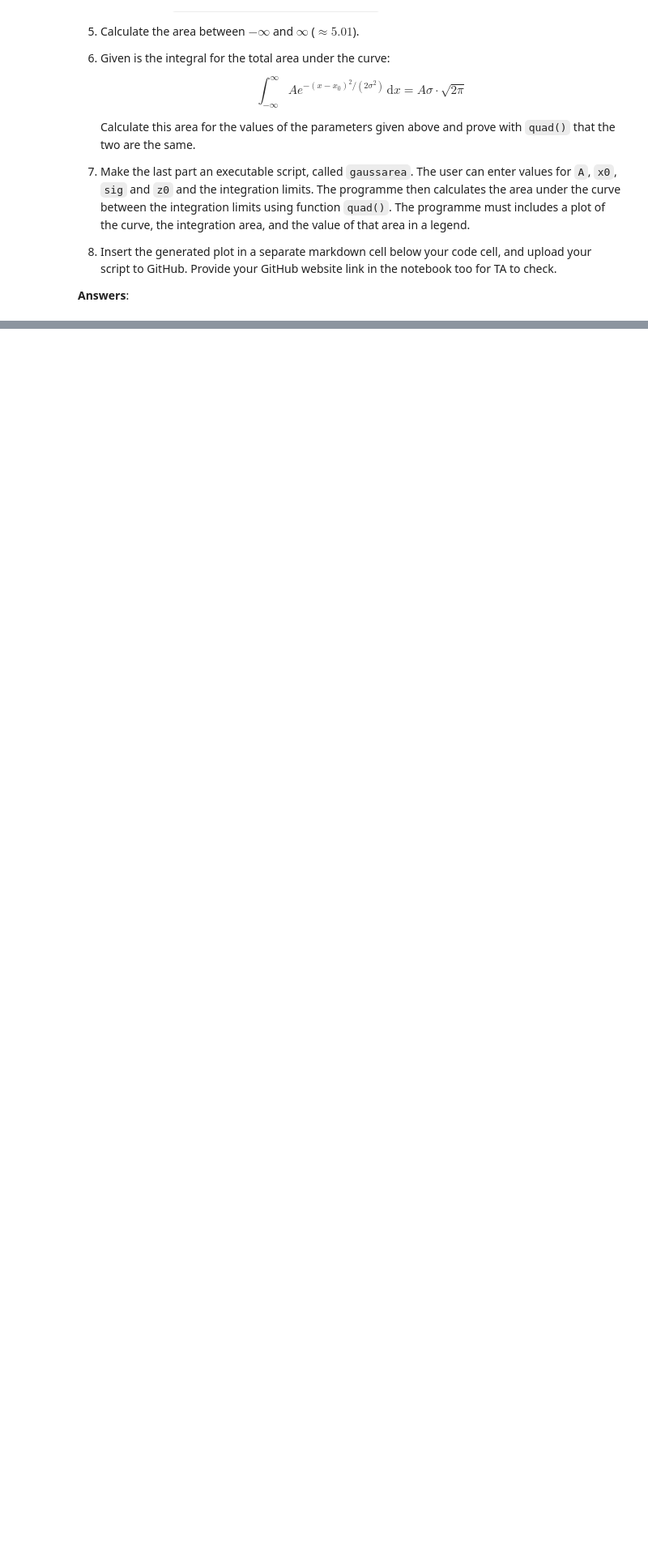
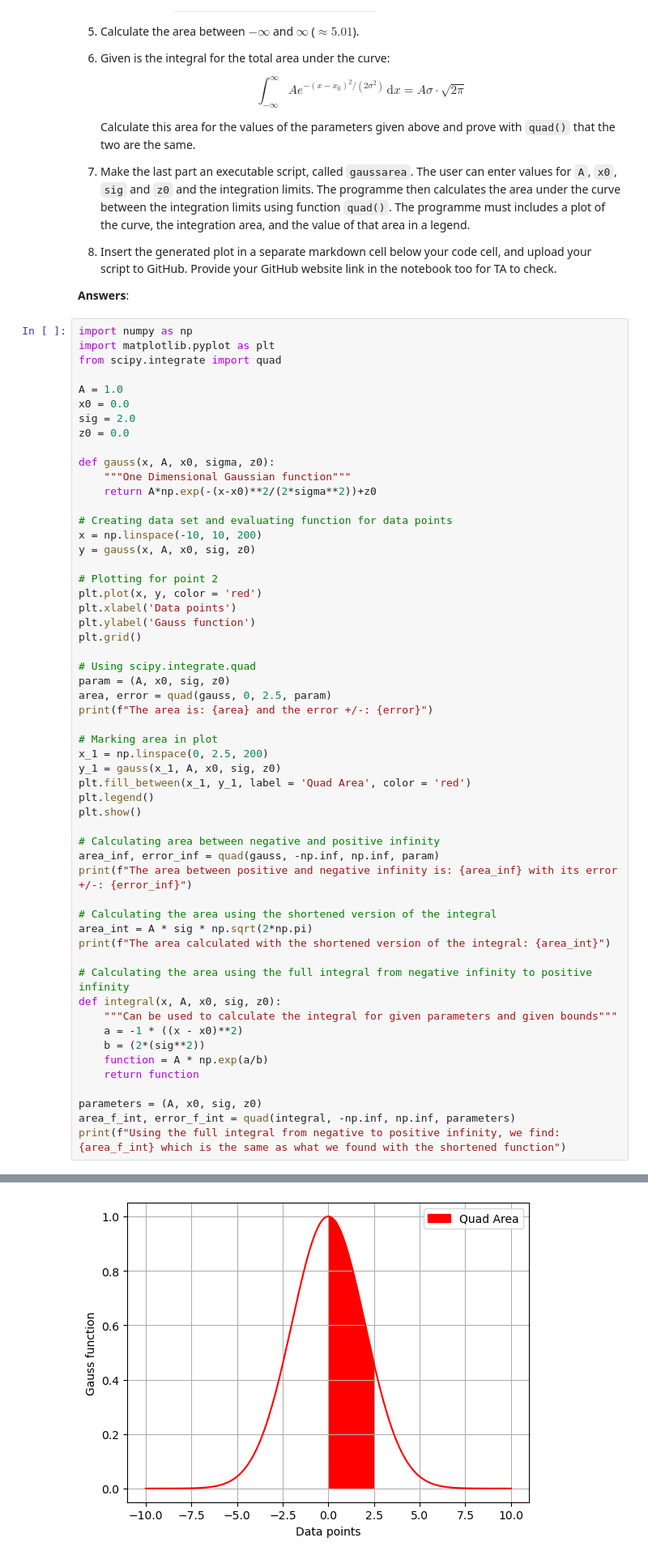
Before and after one commit to kmulder05/PROGNUM-repo, a Jupyter notebook: Task4/s6121454_Coursework4.ipynb, the cells around one changed output, grey strips where cells are left out. Shown at 81% size. Saved outputs shown, nothing was run; the diff lists cells and outputs as text; blank space fills up the shorter version.

```diff
--- a/Task4/s6121454_Coursework4.ipynb
+++ b/Task4/s6121454_Coursework4.ipynb
@@ -120,3 +197,59 @@ def gauss(x, A, x0, sigma, z0):
 8. Insert the generated plot in a separate markdown cell below your code cell, and upload your script to GitHub. Provide your GitHub website link in the notebook too for TA to check.
 
 **Answers**:
+# %%
+import numpy as np
+import matplotlib.pyplot as plt
+from scipy.integrate import quad
+
+A = 1.0
+x0 = 0.0
+sig = 2.0
+z0 = 0.0
+
+def gauss(x, A, x0, sigma, z0):
+    """One Dimensional Gaussian function"""
+    return A*np.exp(-(x-x0)**2/(2*sigma**2))+z0
+
+# Creating data set and evaluating function for data points
+x = np.linspace(-10, 10, 200)
+y = gauss(x, A, x0, sig, z0)
+
+# Plotting for point 2
+plt.plot(x, y, color = 'red')
+plt.xlabel('Data points')
+plt.ylabel('Gauss function')
+plt.grid()
+
+# Using scipy.integrate.quad
+param = (A, x0, sig, z0)
+area, error = quad(gauss, 0, 2.5, param)
+print(f"The area is: {area} and the error +/-: {error}")
+
+# Marking area in plot
+x_1 = np.linspace(0, 2.5, 200)
+y_1 = gauss(x_1, A, x0, sig, z0)
+plt.fill_between(x_1, y_1, label = 'Quad Area', color = 'red')
+plt.legend()
+plt.show()
+
+# Calculating area between negative and positive infinity
+area_inf, error_inf = quad(gauss, -np.inf, np.inf, param)
+print(f"The area between positive and negative infinity is: {area_inf} with its error +/-: {error_inf}")
+
+# Calculating the area using the shortened version of the integral
+area_int = A * sig * np.sqrt(2*np.pi)
+print(f"The area calculated with the shortened version of the integral: {area_int}")
+
+# Calculating the area using the full integral from negative infinity to positive infinity
+def integral(x, A, x0, sig, z0):
+    """Can be used to calculate the integral for given parameters and given bounds"""
+    a = -1 * ((x - x0)**2)
+    b = (2*(sig**2))
+    function = A * np.exp(a/b)
+    return function
+
+parameters = (A, x0, sig, z0)
+area_f_int, error_f_int = quad(integral, -np.inf, np.inf, parameters)
+print(f"Using the full integral from negative to positive infinity, we find: {area_f_int} which is the same as what we found with the shortened function")
+# %% [output]
@@ -122,0 +257 @@ def gauss(x, A, x0, sigma, z0):
+[figure, added]
```
Also changed, not shown: parts of 6 cells of this notebook, 5 other files.
